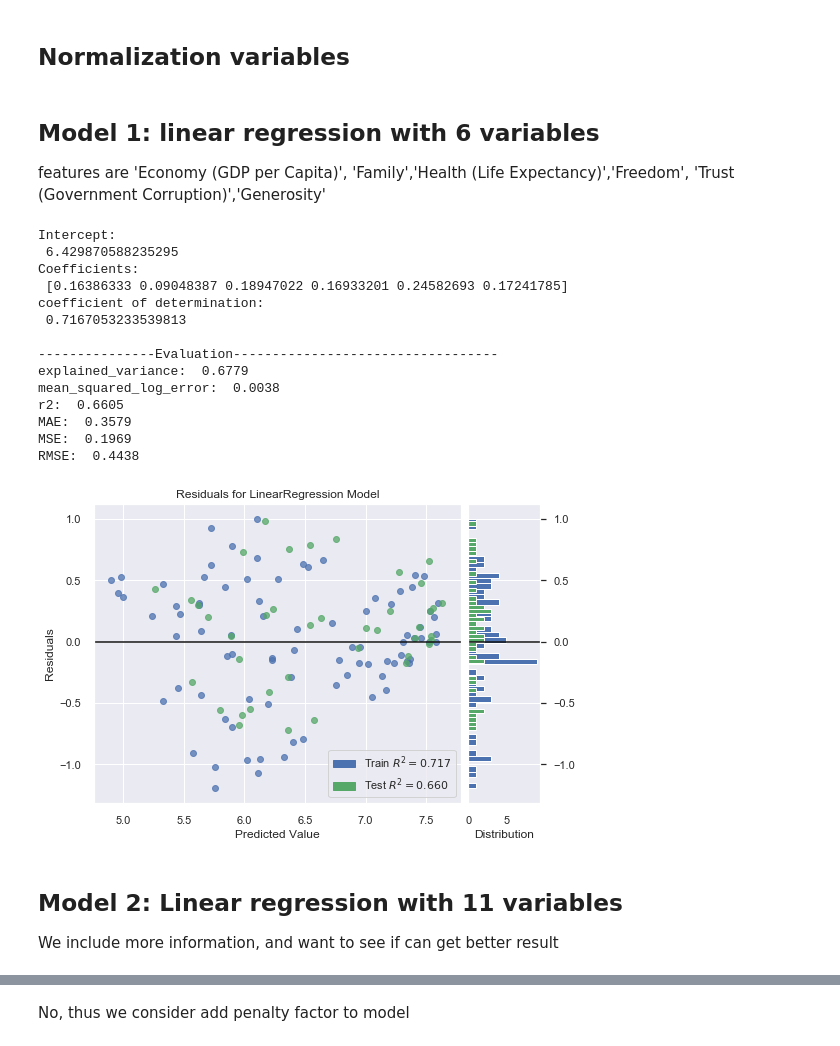
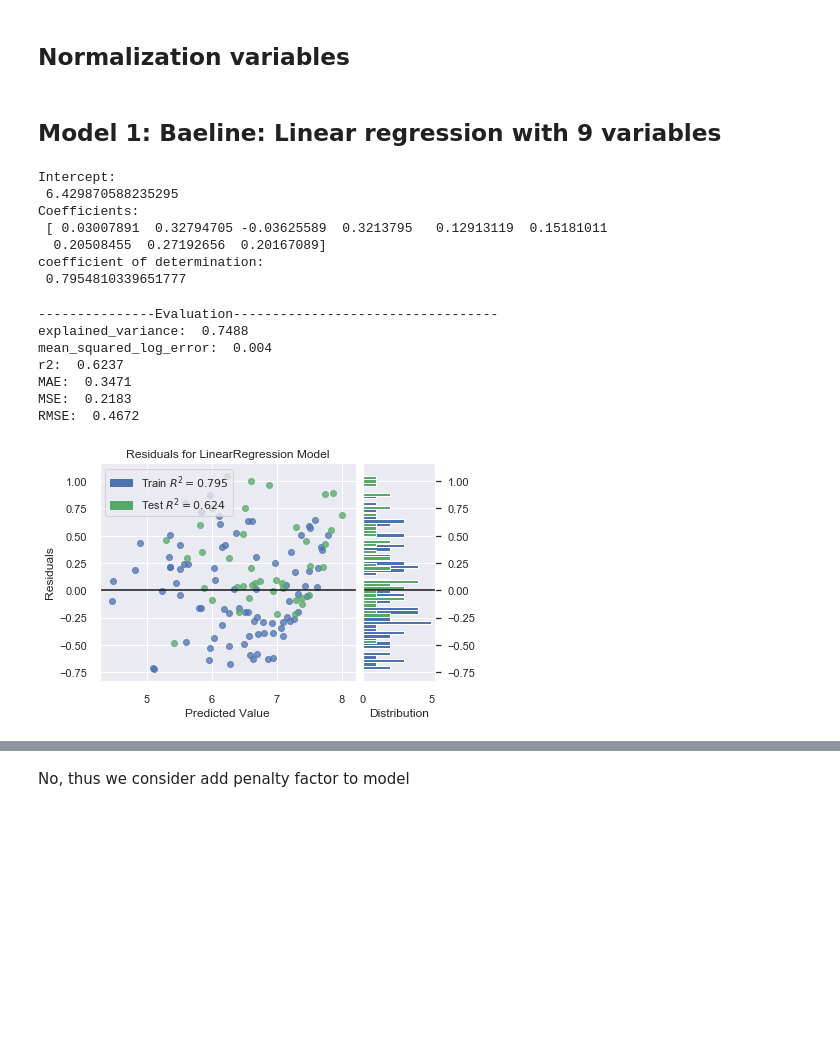
Before and after one commit to YiranJing/Health_and_Happiness_Study, a Jupyter notebook: notebook/Stage_2_model.ipynb, the cells around one changed output, grey strips where cells are left out. Cells and saved outputs as stored; diff of their text form; code cells hidden in the pictures; blank space fills up the shorter version.

```diff
--- a/notebook/Stage_2_model.ipynb
+++ b/notebook/Stage_2_model.ipynb
@@ -165,12 +161,8 @@ features_group2 = [
        'Economy (GDP per Capita)', 'Family', 'Health (Life Expectancy)',
        'Freedom', 'Trust (Government Corruption)', 'Generosity']
 # %%
-X_train = train[features_group1]
-X_test = test[features_group1]
-
-X_train_more = train[features_group2]
-X_test_more = test[features_group2]  # 16 features
-
+X_train = train[features_group]
+X_test = test[features_group]  # 9 features
 
 y_train = train['Happiness Score']
 y_test = test['Happiness Score']
@@ -190,9 +178,7 @@ def normalize(features_group, X_train, X_test):
         ### normalization this feature
         X_train[feature] = (X_train[feature] - mu_train) / sigma_train
         X_test[feature] = (X_test[feature] - mu_train) / sigma_train
+    return X_train, X_test
 
-    return X_train, X_test
+X_train, X_test = normalize(features_group, X_train, X_test)
-# %%
-X_train, X_test = normalize(features_group1, X_train, X_test)
-X_train_more, X_test_more = normalize(features_group2, X_train_more, X_test_more)
 # %%
@@ -212,48 +202,44 @@ def regression_results(y_true, y_pred):
     print('MAE: ', round(mean_absolute_error,4))
     print('MSE: ', round(mse,4))
     print('RMSE: ', round(np.sqrt(mse),4))
-# %% [markdown]
-## Model 1: linear regression with 6 variables
-features are 'Economy (GDP per Capita)', 'Family','Health (Life Expectancy)','Freedom',
-                   'Trust (Government Corruption)','Generosity'
+# %% [markdown]
+## Model 1: Baeline: Linear regression with 9 variables
+# %%
+from sklearn.linear_model import LinearRegression
+linear_regression = LinearRegression()
+linear_regression.fit(X_train, y_train)
+
+print('Intercept: \n', linear_regression.intercept_)
+print('Coefficients: \n', linear_regression.coef_)
+r_sq = linear_regression.score(X_train, y_train)
+print('coefficient of determination: \n', r_sq)
+# %% [output]
+Intercept:
+ 6.429870588235295
+Coefficients:
+ [ 0.03007891  0.32794705 -0.03625589  0.3213795   0.12913119  0.15181011
+  0.20508455  0.27192656  0.20167089]
+coefficient of determination:
+ 0.7954810339651777
 # %%
-lr = LinearRegression()
-lr.fit(X_train, y_train)
-
-
-print('Intercept: \n', lr.intercept_)
-print('Coefficients: \n', lr.coef_)
-r_sq = lr.score(X_train, y_train)
-print('coefficient of determination: \n', r_sq)
-
 print("\n---------------Evaluation----------------------------------")
-y_pred = lr.predict(X_test) # predict
+y_pred = linear_regression.predict(X_test) # predict
 regression_results(y_test, y_pred)
 
 #### Create Residual Plots
-visualizer = ResidualsPlot(lr)
+visualizer = ResidualsPlot(linear_regression)
 visualizer.fit(X_train, y_train)  # Fit the training data to the visualizer
 visualizer.score(X_test, y_test)  # Evaluate the model on the test data
 visualizer.show()                 # Finalize and render the figure
 
 pred_actual_table = pd.DataFrame({'Actual': y_test.flatten(), 'Predicted': y_pred.flatten()})
 #pred_actual_table
 # %% [output]
-Intercept:
- 6.429870588235295
-Coefficients:
- [0.16386333 0.09048387 0.18947022 0.16933201 0.24582693 0.17241785]
-coefficient of determination:
- 0.7167053233539813
-
 ---------------Evaluation----------------------------------
-explained_variance:  0.6779
-mean_squared_log_error:  0.0038
-r2:  0.6605
-MAE:  0.3579
-MSE:  0.1969
-RMSE:  0.4438
+explained_variance:  0.7488
+mean_squared_log_error:  0.004
+r2:  0.6237
+MAE:  0.3471
+MSE:  0.2183
+RMSE:  0.4672
-[figure, old version]
+[figure, new version]
-# %% [markdown]
-## Model 2: Linear regression with 11 variables
-We include more information, and want to see if can get better result
```
Also changed, not shown: parts of 19 cells of this notebook.
